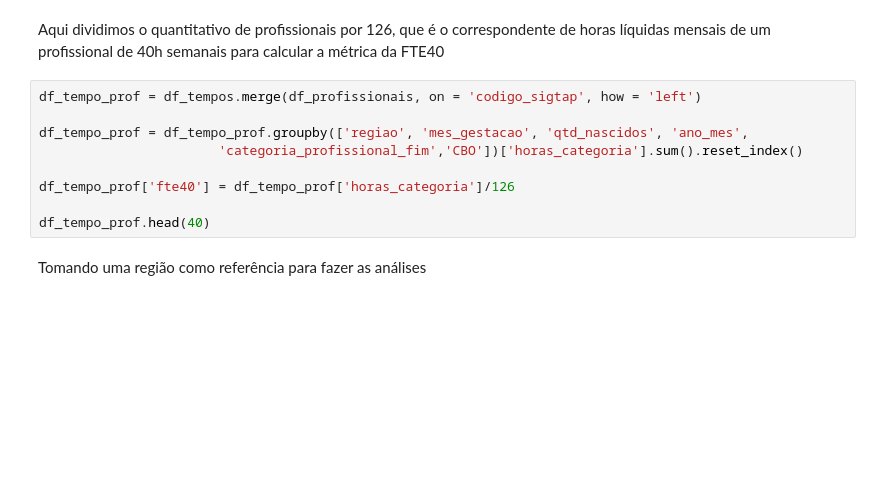
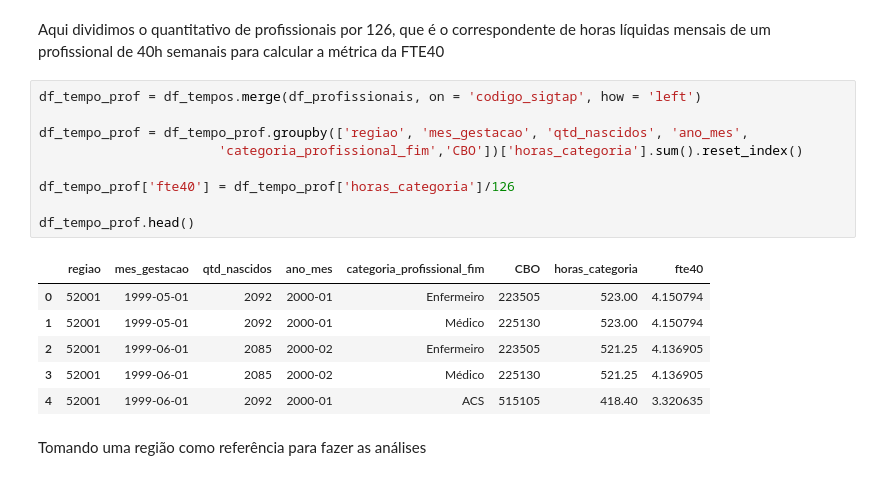
Before and after one commit to danielppagotto/dimensionamento, a Jupyter notebook: 05_Gestantes/03_profissionais/procedimentos.ipynb, the cells around one changed output. Drawn from its saved outputs; the diff is of its cells as text; blank space fills up the shorter version.

```diff
--- a/05_Gestantes/03_profissionais/procedimentos.ipynb
+++ b/05_Gestantes/03_profissionais/procedimentos.ipynb
@@ -119,12 +157,19 @@ Aqui dividimos o quantitativo de profissionais por 126, que é o correspondente
 # %%
 df_tempo_prof = df_tempos.merge(df_profissionais, on = 'codigo_sigtap', how = 'left')
 
 df_tempo_prof = df_tempo_prof.groupby(['regiao', 'mes_gestacao', 'qtd_nascidos', 'ano_mes',
                        'categoria_profissional_fim','CBO'])['horas_categoria'].sum().reset_index()
 
 df_tempo_prof['fte40'] = df_tempo_prof['horas_categoria']/126
 
-df_tempo_prof.head(40)
+df_tempo_prof.head()
+# %% [output]
+|  | regiao | mes_gestacao | qtd_nascidos | ano_mes | categoria_profissional_fim | CBO | horas_categoria | fte40 |
+| 0 | 52001 | 1999-05-01 | 2092 | 2000-01 | Enfermeiro | 223505 | 523.00 | 4.150794 |
+| 1 | 52001 | 1999-05-01 | 2092 | 2000-01 | Médico | 225130 | 523.00 | 4.150794 |
+| 2 | 52001 | 1999-06-01 | 2085 | 2000-02 | Enfermeiro | 223505 | 521.25 | 4.136905 |
+| 3 | 52001 | 1999-06-01 | 2085 | 2000-02 | Médico | 225130 | 521.25 | 4.136905 |
+| 4 | 52001 | 1999-06-01 | 2092 | 2000-01 | ACS | 515105 | 418.40 | 3.320635 |
 # %% [markdown]
 Tomando uma região como referência para fazer as análises
 # %%
```
Also changed, not shown: parts of 5 cells of this notebook.
